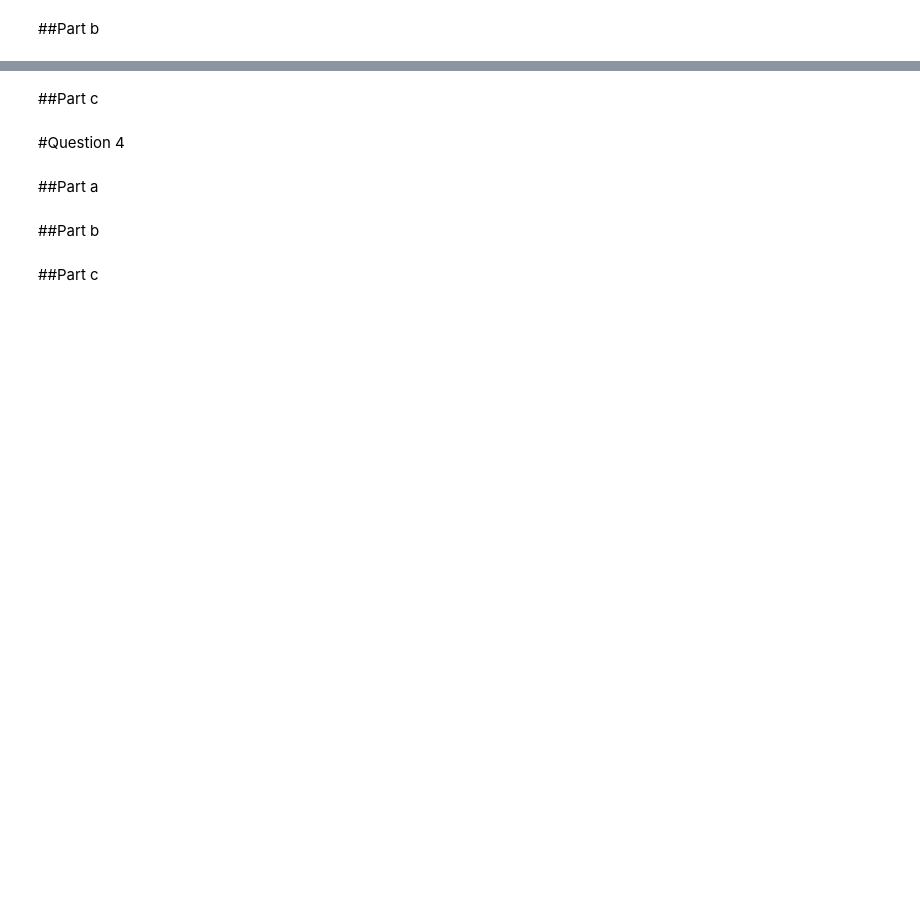
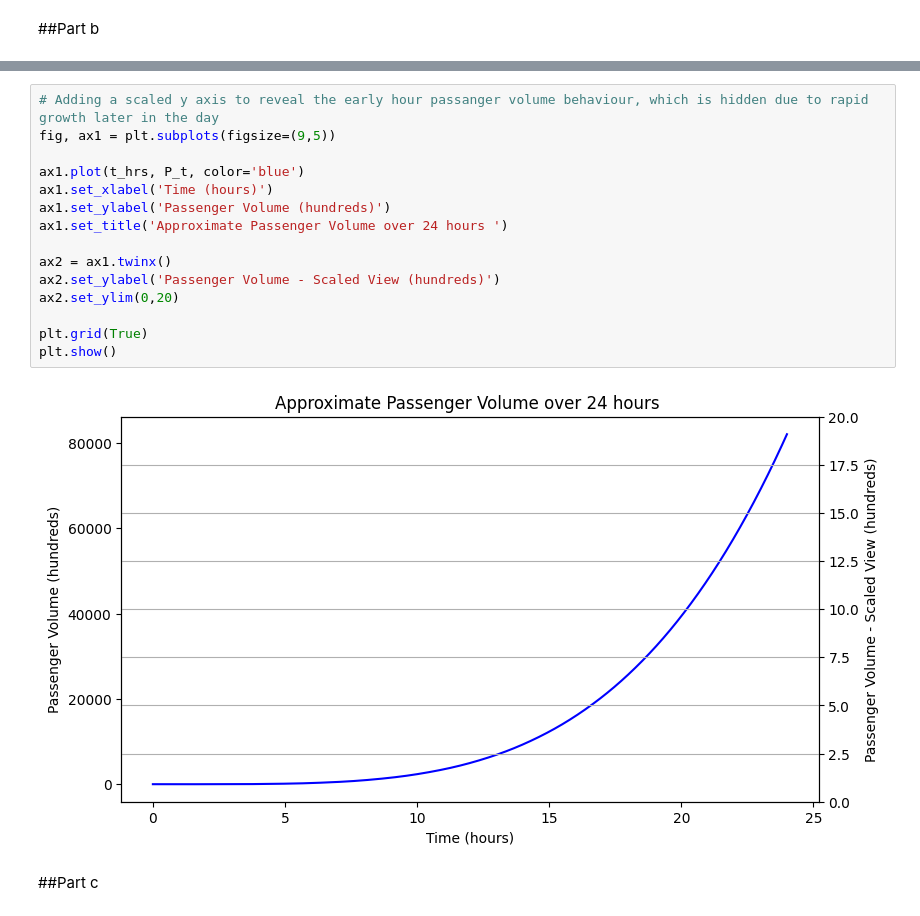
Before and after one commit to Wishmiii/Colombo-Travel-Route-Optimizer, a Jupyter notebook: MathCW.ipynb, the cells around one changed output, grey strips where cells are left out. Drawn from its saved outputs; the diff is of its cells as text; blank space fills up the shorter version.

```diff
--- a/MathCW.ipynb
+++ b/MathCW.ipynb
@@ -325,10 +331,19 @@ P_t = 5 + (4*np.sin(np.pi * t_hrs))- ((3/2)*t_hrs**2)+((t_hrs**4/4))
+# %%
+# Adding a scaled y axis to reveal the early hour passanger volume behaviour, which is hidden due to rapid growth later in the day
+fig, ax1 = plt.subplots(figsize=(9,5))
+
+ax1.plot(t_hrs, P_t, color='blue')
+ax1.set_xlabel('Time (hours)')
+ax1.set_ylabel('Passenger Volume (hundreds)')
+ax1.set_title('Approximate Passenger Volume over 24 hours ')
+
+ax2 = ax1.twinx()
+ax2.set_ylabel('Passenger Volume - Scaled View (hundreds)')
+ax2.set_ylim(0,20)
+
+plt.grid(True)
+plt.show()
+# %% [output]
+[figure, added]
 # %% [markdown]
 ##Part c
-# %% [markdown]
-#Question 4
-# %% [markdown]
-##Part a
-# %% [markdown]
-##Part b
-# %% [markdown]
-##Part c
```
Also changed, not shown: parts of 33 cells of this notebook.
